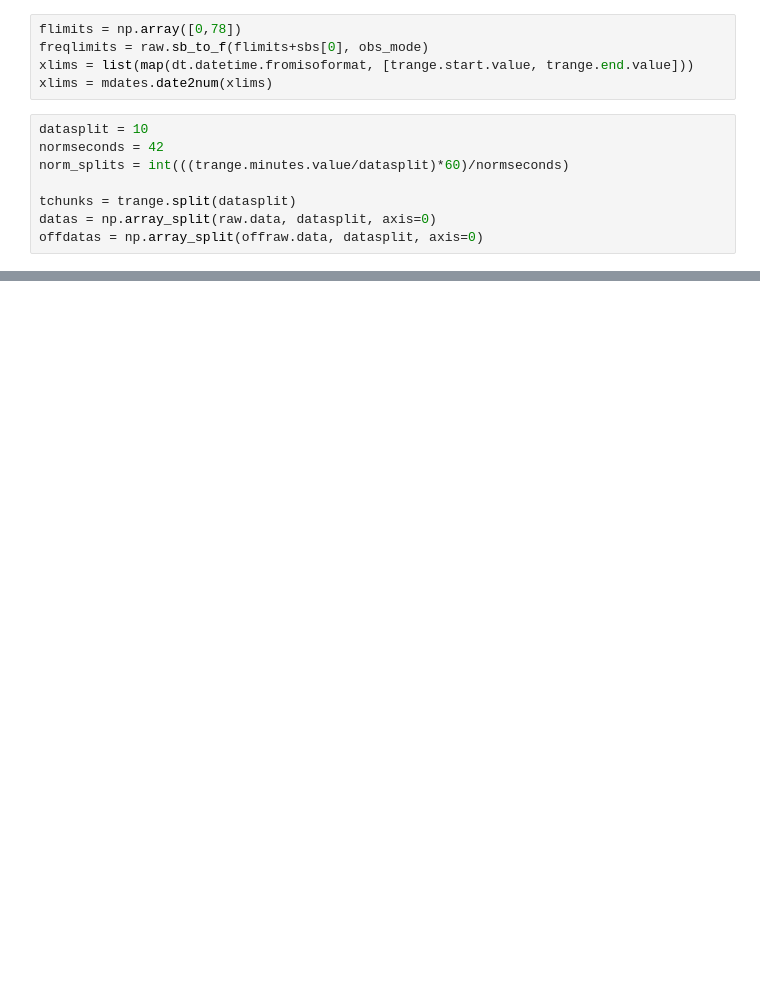
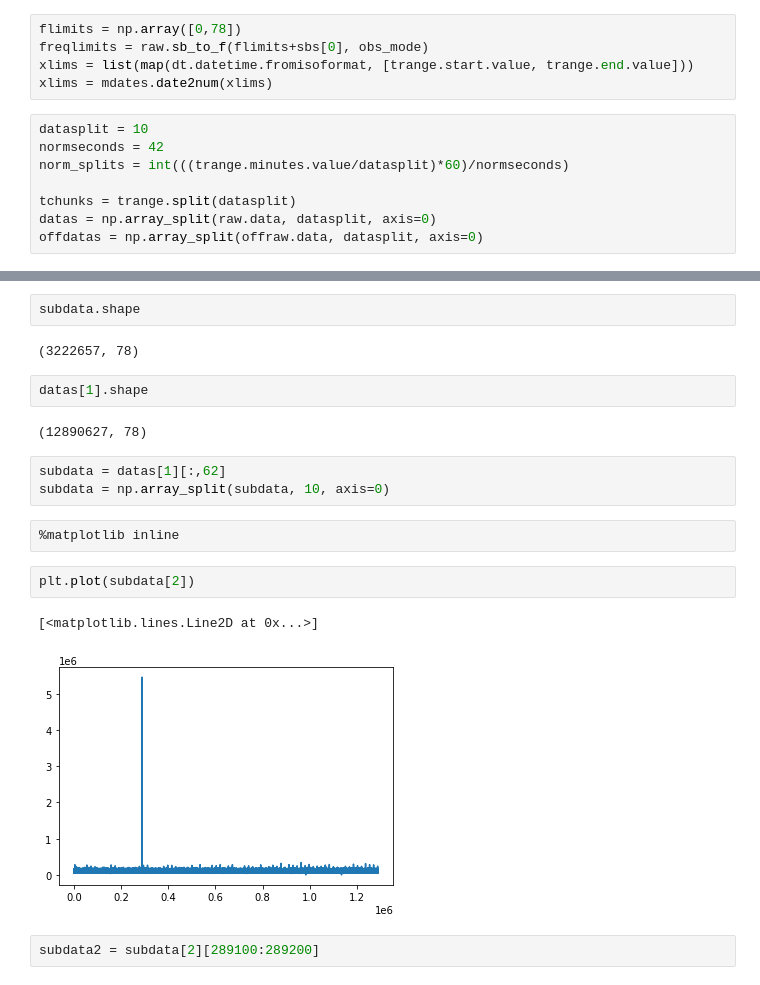
Before and after one commit to ofionnad/ilofar-data, a Jupyter notebook: 20201215_uranus/notebooks/bg_removal_offbeam.ipynb, the cells around one changed output, grey strips where cells are left out. Saved outputs shown, nothing was run; the diff lists cells and outputs as text; blank space fills up the shorter version.

```diff
--- a/20201215_uranus/notebooks/bg_removal_offbeam.ipynb
+++ b/20201215_uranus/notebooks/bg_removal_offbeam.ipynb
@@ -153,0 +184,20 @@ Analysing chunk #10 of data
+# %%
+subdata.shape
+# %% [output]
+(3222657, 78)
+# %%
+datas[1].shape
+# %% [output]
+(12890627, 78)
+# %%
+subdata = datas[1][:,62]
+subdata = np.array_split(subdata, 10, axis=0)
+# %%
+%matplotlib inline
+# %%
+plt.plot(subdata[2])
+# %% [output]
+[<matplotlib.lines.Line2D at 0x...>]
+[figure, added]
+# %%
+subdata2 = subdata[2][289100:289200]
```
Also changed, not shown: parts of 14 cells of this notebook, 2 other files.
